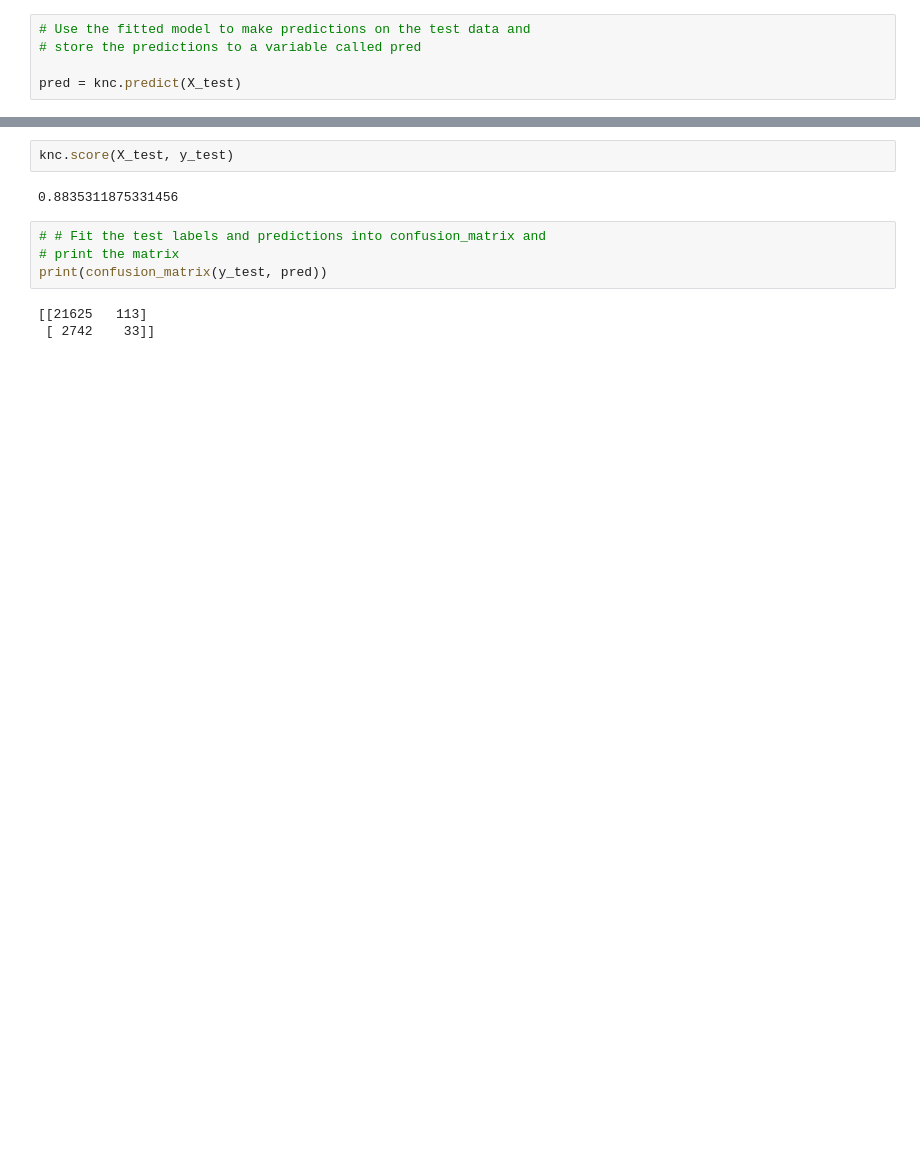
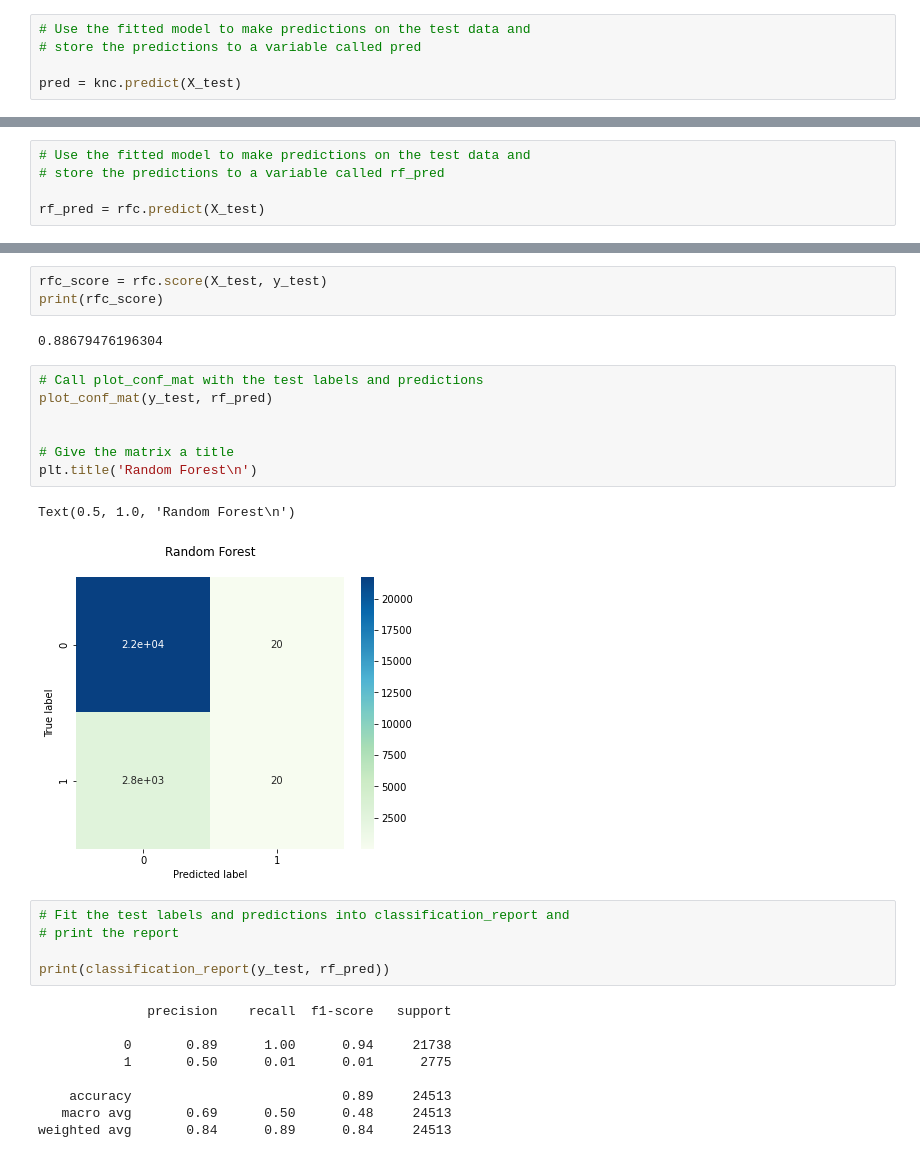
Before and after one commit to hon3g/data_analytics_2, a Jupyter notebook: Python/Diabetes.ipynb, the cells around one changed output, grey strips where cells are left out. Cells and saved outputs as stored; diff of their text form; blank space fills up the shorter version.

```diff
--- a/Python/Diabetes.ipynb
+++ b/Python/Diabetes.ipynb
@@ -529,0 +625,5 @@ pred = knc.predict(X_test)
+# %%
+# Use the fitted model to make predictions on the test data and
+# store the predictions to a variable called rf_pred
+
+rf_pred = rfc.predict(X_test)
@@ -530,11 +638,29 @@ pred = knc.predict(X_test)
 # %%
-knc.score(X_test, y_test)
+rfc_score = rfc.score(X_test, y_test)
+print(rfc_score)
 # %% [output]
-0.8835311875331456
+0.88679476196304
+# %%
+# Call plot_conf_mat with the test labels and predictions
+plot_conf_mat(y_test, rf_pred)
+
+
+# Give the matrix a title
+plt.title('Random Forest\n')
+# %% [output]
+Text(0.5, 1.0, 'Random Forest\n')
+[figure, added]
 # %%
-# # Fit the test labels and predictions into confusion_matrix and
-# print the matrix
-print(confusion_matrix(y_test, pred))
+# Fit the test labels and predictions into classification_report and
+# print the report
+
+print(classification_report(y_test, rf_pred))
 # %% [output]
-[[21625   113]
- [ 2742    33]]
+              precision    recall  f1-score   support
+
+           0       0.89      1.00      0.94     21738
+           1       0.50      0.01      0.01      2775
+
+    accuracy                           0.89     24513
+   macro avg       0.69      0.50      0.48     24513
+weighted avg       0.84      0.89      0.84     24513
```
Also changed, not shown: parts of 32 cells of this notebook.
